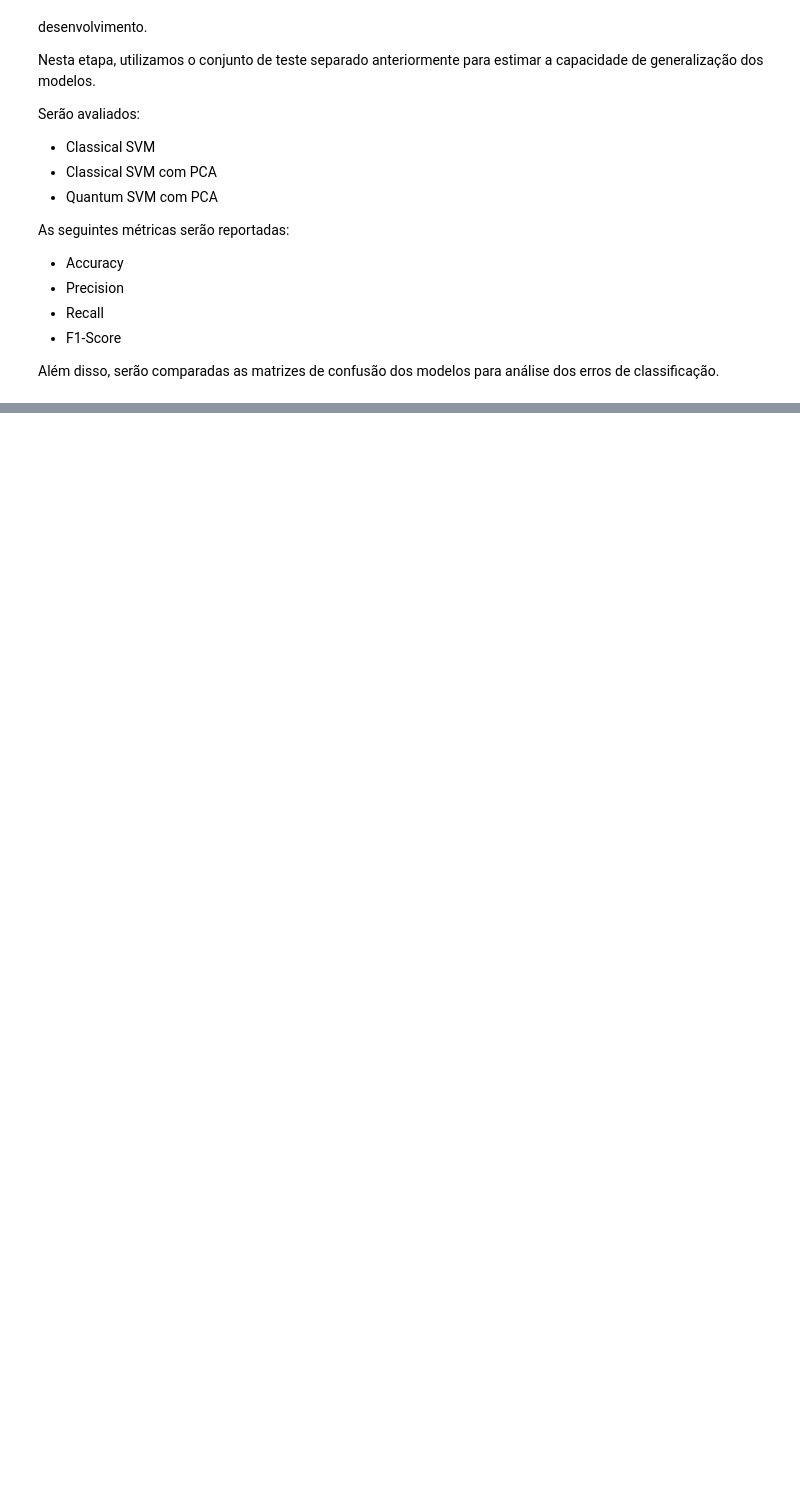
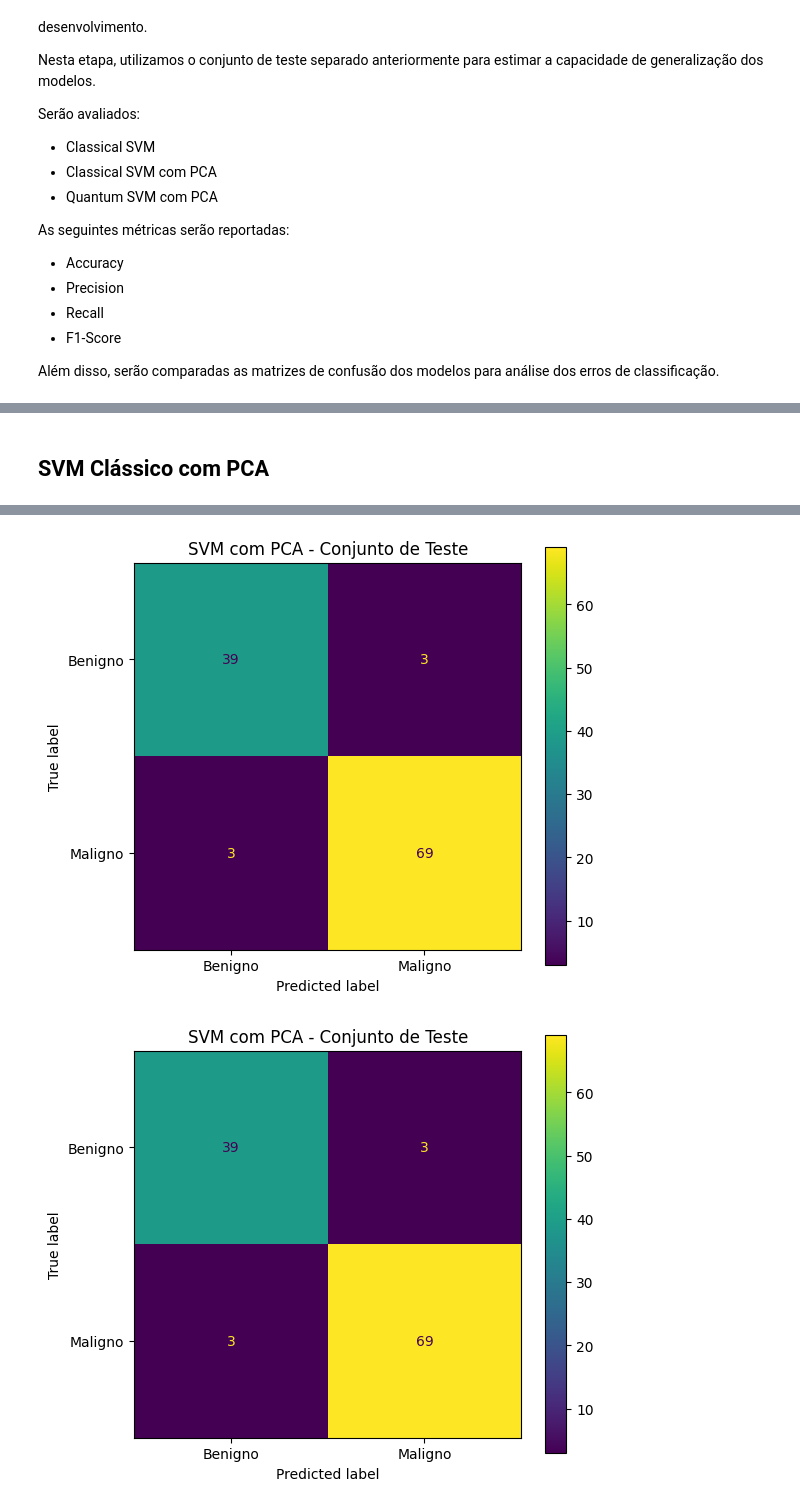
Before and after one commit to jodafons/pee-886-2026-01, a Jupyter notebook: notebooks/ellizeu_sena/qsvm_breast_cancer.ipynb, the cells around one changed output, grey strips where cells are left out. Drawn from its saved outputs; the diff is of its cells as text; code cells hidden in the pictures; blank space fills up the shorter version.

```diff
--- a/notebooks/ellizeu_sena/qsvm_breast_cancer.ipynb
+++ b/notebooks/ellizeu_sena/qsvm_breast_cancer.ipynb
@@ -462,3 +507,5 @@ from qml.ellizeu_sena.evaluation import (
+# %% [markdown]
+## SVM Clássico com PCA
 # %%
 classical_results = evaluate_saved_model(
     model_class=ClassicalSVM,
@@ -471,5 +518,21 @@ classical_results = evaluate_saved_model(
     y_test=y_test_pca,
 )
 
-classical_results
+print(classical_results)
+
+plot_confusion_matrix(
+    confusion_matrix=classical_results[
+        "confusion_matrix"
+    ],
+    class_names=[
+        "Benigno",
+        "Maligno",
+    ],
+    title="SVM com PCA - Conjunto de Teste",
+    output_path=os.path.join(
+        DATA_PATH,
+        "plots",
+        "classical_svm_with_pca_confusion_matrix.pdf",
+    )
+)
 # %% [output]
@@ -481,0 +541,2 @@ classical_results
+[figure, added]
+[figure, added]
```
Also changed, not shown: parts of 12 cells of this notebook, 3 other files.
